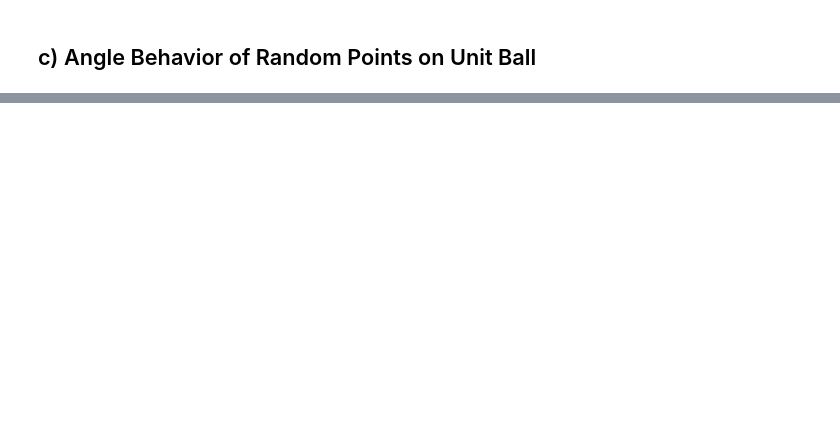
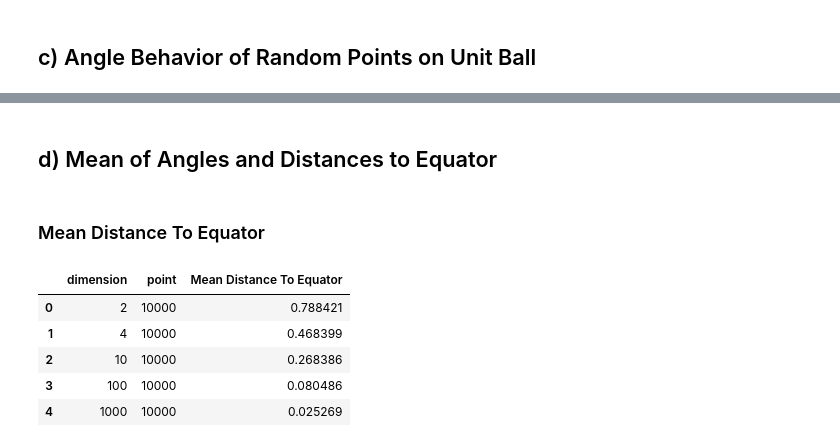
Before and after one commit to pouriaSameti/Mathematics-For-Data-Science, a Jupyter notebook: Project 1/code.ipynb, the cells around one changed output, grey strips where cells are left out. Saved outputs shown, nothing was run; the diff lists cells and outputs as text; code cells hidden in the pictures; blank space fills up the shorter version.

```diff
--- a/Project 1/code.ipynb
+++ b/Project 1/code.ipynb
@@ -146,0 +149,29 @@ plt.show()
+# %% [markdown]
+## d) Mean of Angles and Distances to Equator
+# %%
+dims = [2, 4, 10, 100, 1000]
+n_points = 10_000
+
+points = {}
+for dim in dims:
+    points[dim] = create_points_unit_ball(n_points, dim)
+# %% [markdown]
+### Mean Distance To Equator
+# %%
+resluts1 = []
+
+for dim in points.keys():
+    points_per_dim = points[dim]
+    distances = geodesic_distance_to_equator(points_per_dim)
+    mean_distances = sum(distances) / len(distances)
+    resluts1.append({'dimension': dim, 'point': n_points, 'Mean Distance To Equator': mean_distances})
+
+resluts1 = pd.DataFrame(resluts1)
+resluts1
+# %% [output]
+|  | dimension | point | Mean Distance To Equator |
+| 0 | 2 | 10000 | 0.788421 |
+| 1 | 4 | 10000 | 0.468399 |
+| 2 | 10 | 10000 | 0.268386 |
+| 3 | 100 | 10000 | 0.080486 |
+| 4 | 1000 | 10000 | 0.025269 |
```
Also changed, not shown: parts of 6 cells of this notebook.
